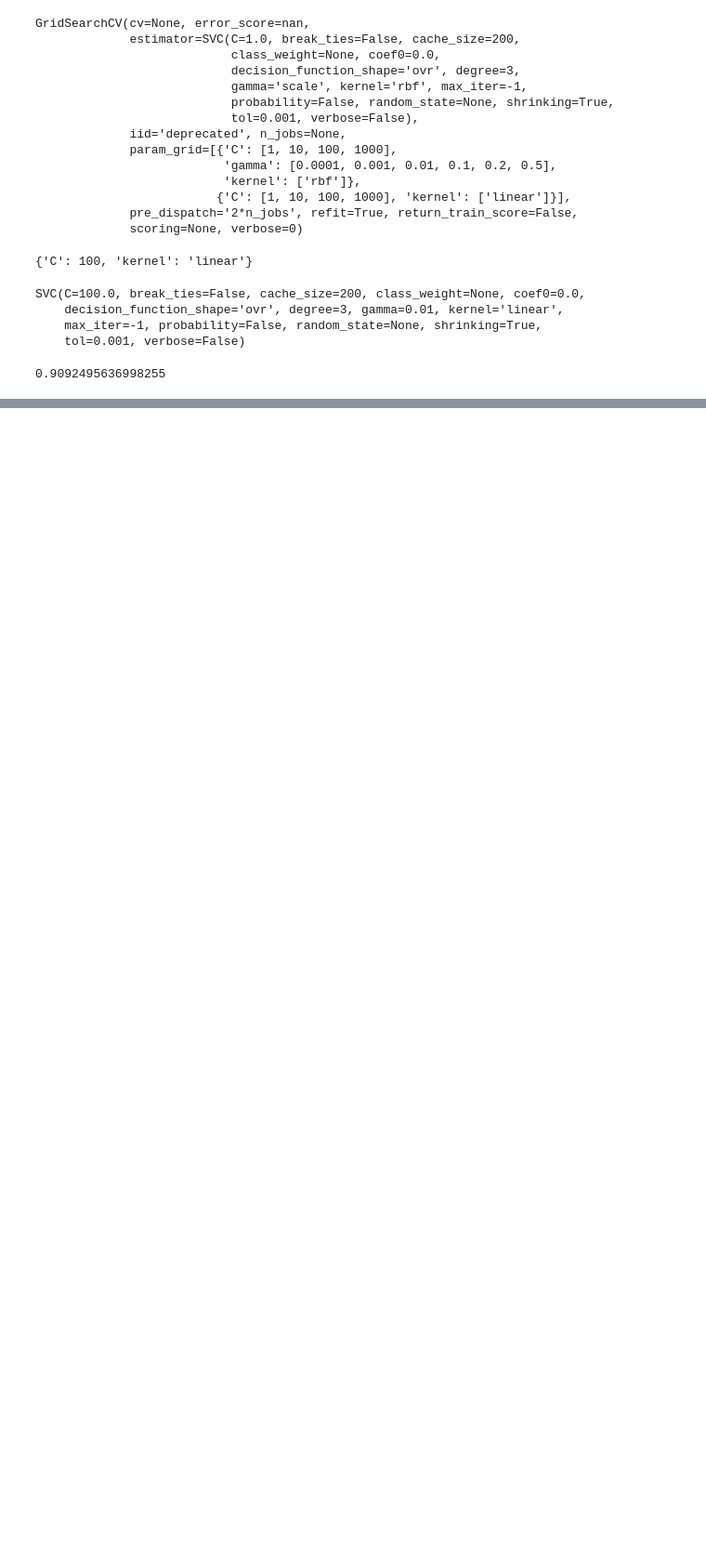
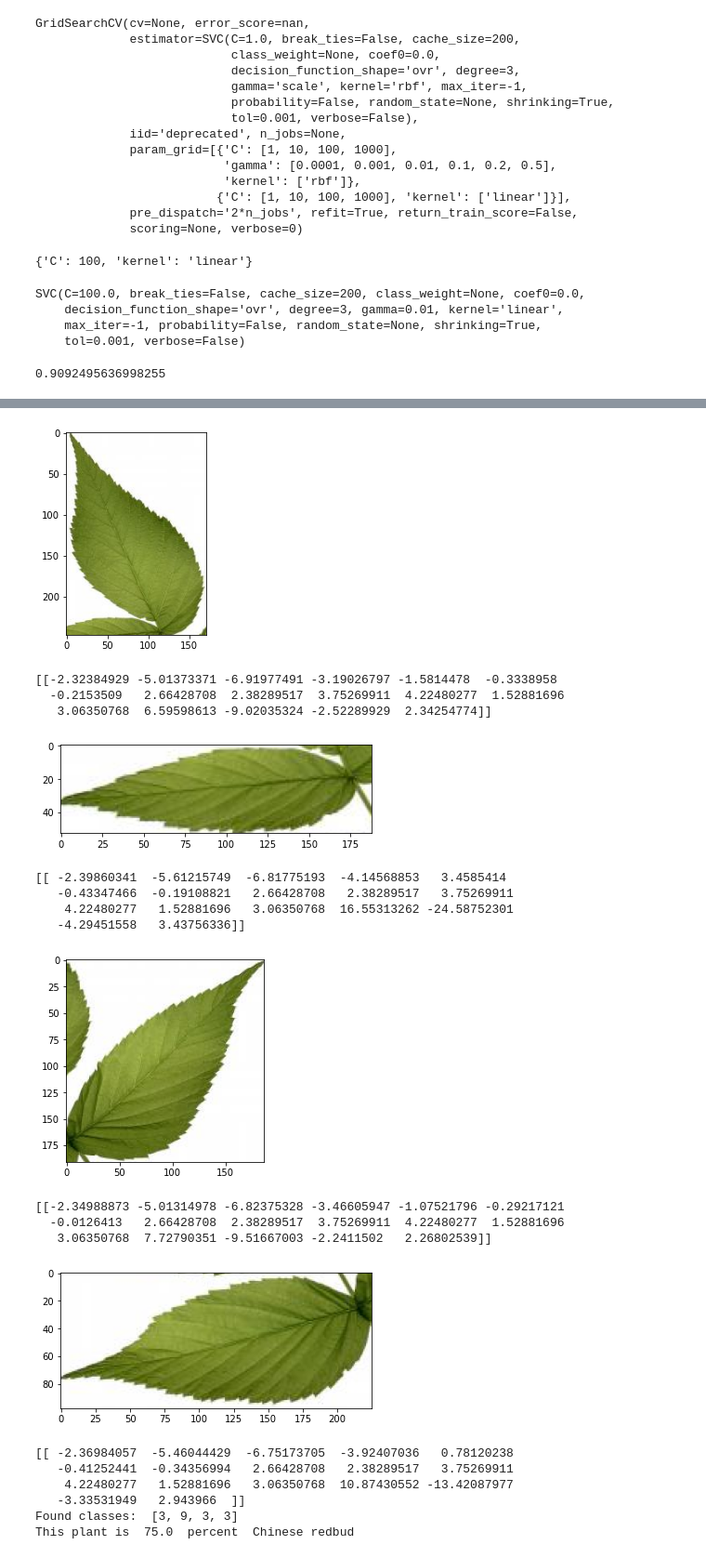
Before and after one commit to tamaraglisic/Soft-computing, a Jupyter notebook: SVM_classifier.ipynb, the cells around one changed output, grey strips where cells are left out. Shown at 93% size. Cells and saved outputs as stored; diff of their text form; code cells hidden in the pictures; blank space fills up the shorter version.

```diff
--- a/SVM_classifier.ipynb
+++ b/SVM_classifier.ipynb
@@ -69,0 +154,2 @@ metrics.accuracy_score(y_test, y_pred)
+# %%
+train_df = pd.read_csv("train.csv")
@@ -69,0 +174,3 @@ metrics.accuracy_score(y_test, y_pred)
+# %%
+leaf_box = train_df.loc[train_df['image_id'] == "LEAF_0714.jpg"]
+print(leaf_box)
@@ -69,0 +192,18 @@ metrics.accuracy_score(y_test, y_pred)
+# %%
+def find_outpt(classes):
+   return max(set(classes), key = classes.count)
+
+def calculate_percent(classes, class_index):
+  result = classes.count(class_index)*100.0/len(classes)
+  return result
+
+def get_name(class_index):
+  common_names = ['pubescent bamboo','Chinese horse chestnut','Anhui Barberry', \
+                'Chinese redbud','true indigo','Japanese maple','Nanmu',' castor aralia', \
+                'Chinese cinnamon','goldenrain tree','Big-fruited Holly','Japanese cheesewood', \
+                'wintersweet','camphortree','Japan Arrowwood','sweet osmanthus','deodar','ginkgo, maidenhair tree', \
+                'Crape myrtle, Crepe myrtle','oleander','yew plum pine','Japanese Flowering Cherry','Glossy Privet',\
+                'Chinese Toon','peach','Ford Woodlotus','trident maple','Beales barberry','southern magnolia',\
+                'Canadian poplar','Chinese tulip tree','tangerine'
+               ]
+  return common_names[class_index]
@@ -69,0 +256,40 @@ metrics.accuracy_score(y_test, y_pred)
+# %%
+#Identifying plant
+# detektovani listovi sa upisanim koordinatama
+img = cv2.imread("LEAF_0714.jpg")
+classes = []
+original_img = cv2.cvtColor(img, cv2.COLOR_BGR2RGB) # konvertovanje iz BGR u RGB model boja (OpenCV ucita sliku kao BGR)
+for index, row in leaf_box.iterrows():
+  crop_img = original_img[int(row['y']):int(row['y'])+int(row['h']), int(row['x']):int(row['x'])+int(row['w'])]
+  #crop_img = background_remover(crop_img)
+  plt.imshow(crop_img)
+  plt.show()
+  leaf_features = preprocess_leaf(crop_img)
+  find_class(leaf_features)
+print("Found classes: ", classes)
+leaf_class = find_outpt(classes)
+result = calculate_percent(classes, leaf_class)
+print("This plant is ", result, " percent ", get_name(leaf_class))
+  #plt.imshow(crop_img)
+  #print(row['x'], row['y'], row['w'], row['h'])
+# %% [output]
+[figure, added]
+[[-2.32384929 -5.01373371 -6.91977491 -3.19026797 -1.5814478  -0.3338958
+  -0.2153509   2.66428708  2.38289517  3.75269911  4.22480277  1.52881696
+   3.06350768  6.59598613 -9.02035324 -2.52289929  2.34254774]]
+[figure, added]
+[[ -2.39860341  -5.61215749  -6.81775193  -4.14568853   3.4585414
+   -0.43347466  -0.19108821   2.66428708   2.38289517   3.75269911
+    4.22480277   1.52881696   3.06350768  16.55313262 -24.58752301
+   -4.29451558   3.43756336]]
+[figure, added]
+[[-2.34988873 -5.01314978 -6.82375328 -3.46605947 -1.07521796 -0.29217121
+  -0.0126413   2.66428708  2.38289517  3.75269911  4.22480277  1.52881696
+   3.06350768  7.72790351 -9.51667003 -2.2411502   2.26802539]]
+[figure, added]
+[[ -2.36984057  -5.46044429  -6.75173705  -3.92407036   0.78120238
+   -0.41252441  -0.34356994   2.66428708   2.38289517   3.75269911
+    4.22480277   1.52881696   3.06350768  10.87430552 -13.42087977
+   -3.33531949   2.943966  ]]
+Found classes:  [3, 9, 3, 3]
+This plant is  75.0  percent  Chinese redbud
```
Also changed, not shown: parts of 11 cells of this notebook, 2 other files.
